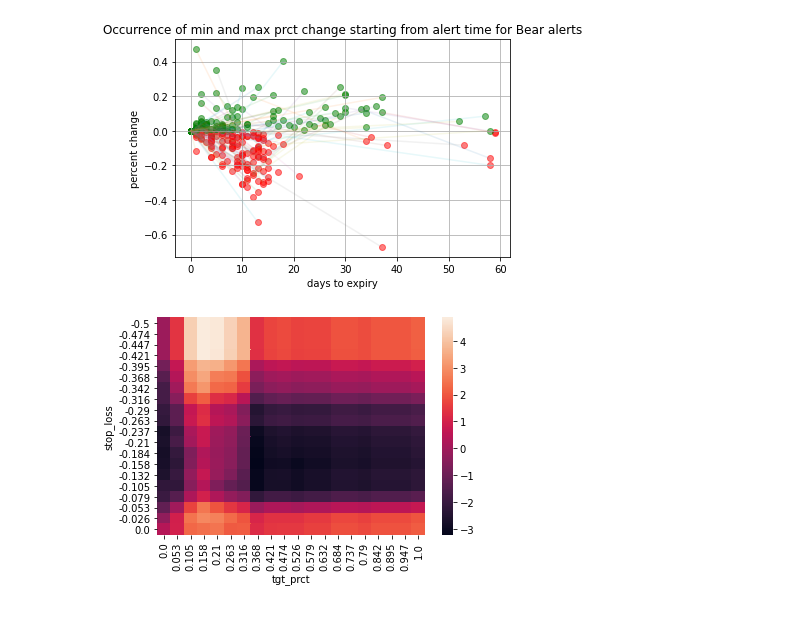
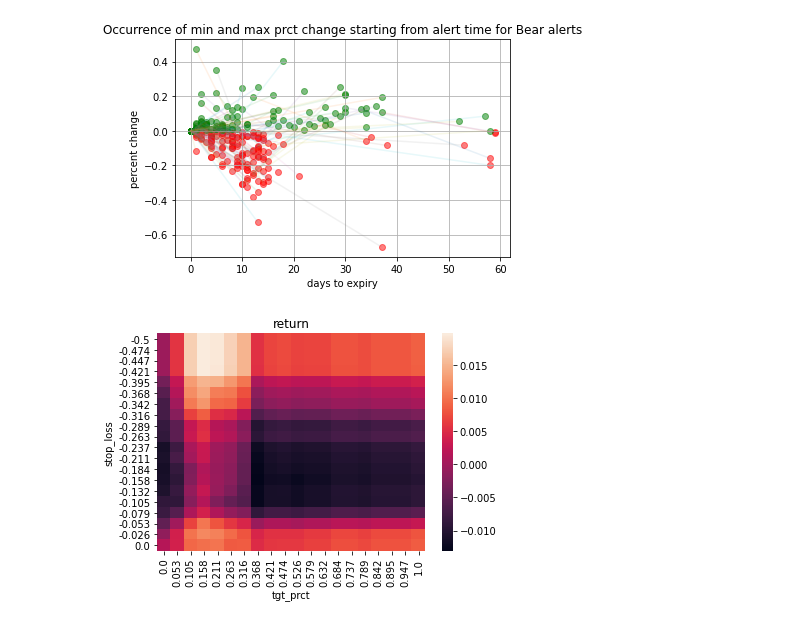
Before and after one commit to pangyuteng/public-misc, a Jupyter notebook: finance/unusualwhales/backtest-2021-04.ipynb, the cells around one changed output. Cells and saved outputs as stored; diff of their text form; code cells hidden in the pictures.

```diff
--- a/finance/unusualwhales/backtest-2021-04.ipynb
+++ b/finance/unusualwhales/backtest-2021-04.ipynb
@@ -508,7 +508,7 @@ def compute_aggregated_return(stop_loss,tgt_prct):
 
         blah.append(final_ret)
 
-    portfolio_return = np.sum(blah)
+    portfolio_return = np.sum(blah)/len(blah)
     return portfolio_return
 
 ret_list = []
@@ -522,12 +522,11 @@ for x,stop_loss in enumerate(stop_loss_list):
         )
         ret_list.append(row_dict)
 ret_df = pd.DataFrame(ret_list)
-ret_df.stop_loss = np.round(ret_df.stop_loss,4)
-ret_df.tgt_prct = np.round(ret_df.tgt_prct,4)
+ret_df.stop_loss = np.round(ret_df.stop_loss,3)
+ret_df.tgt_prct = np.round(ret_df.tgt_prct,3)
 # %%
-ret_df.stop_loss = np.round(ret_df.stop_loss,3)
-ret_df.tgt_prct = np.round(ret_df.tgt_prct,3)
 flights = ret_df.pivot(index='stop_loss',columns='tgt_prct', values='ret')
 ax = sns.heatmap(flights)
+_=plt.title("return")
 # %% [output]
-[figure, old version]
+[figure, new version]
```
